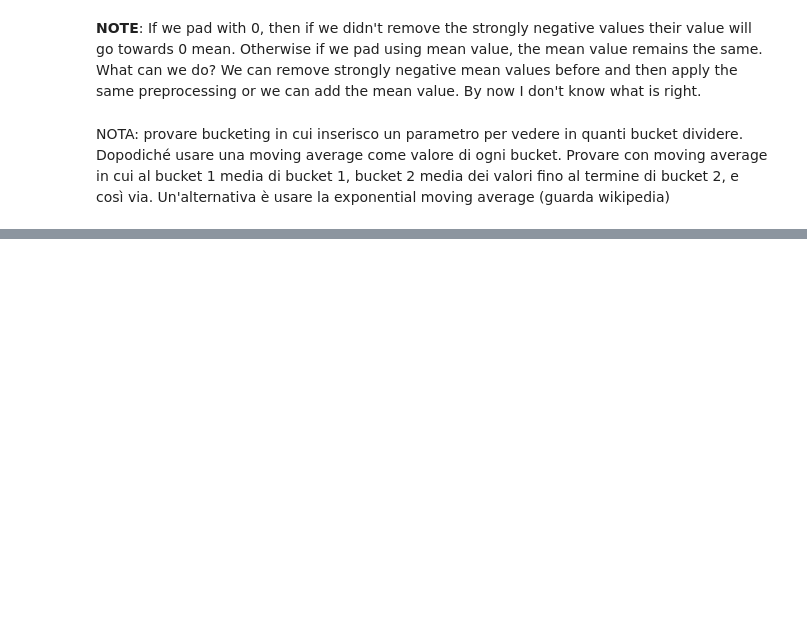
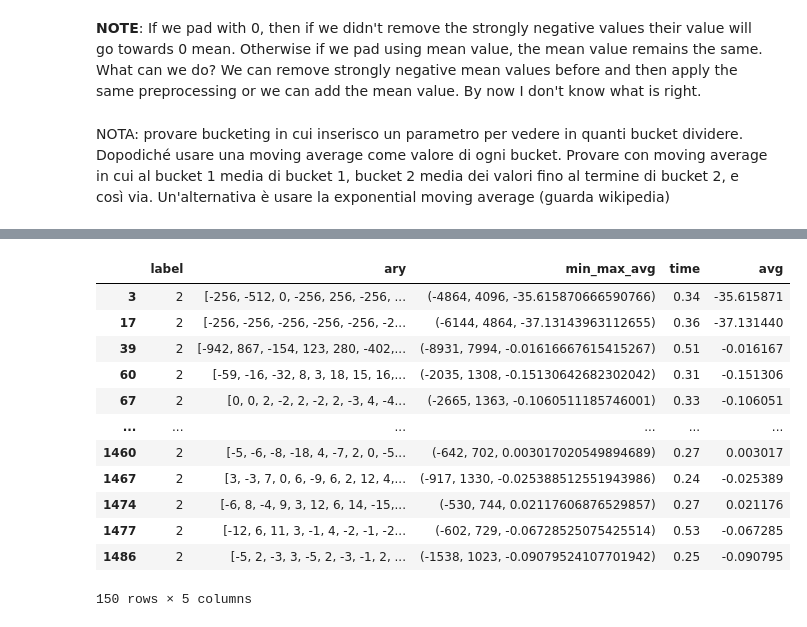
Before and after one commit to notlosca/data-science-lab, a Jupyter notebook: laboratories/lab_07/lab_07.ipynb, the cells around one changed output, grey strips where cells are left out. Drawn from its saved outputs; the diff is of its cells as text; code cells hidden in the pictures; blank space fills up the shorter version.

```diff
--- a/laboratories/lab_07/lab_07.ipynb
+++ b/laboratories/lab_07/lab_07.ipynb
@@ -198,0 +223,17 @@ Un'alternativa è usare la exponential moving average (guarda wikipedia)
+# %%
+mask = df.label == 2
+df[mask]
+# %% [output]
+|  | label | ary | min_max_avg | time | avg |
+| 3 | 2 | [-256, -512, 0, -256, 256, -256, ... | (-4864, 4096, -35.615870666590766) | 0.34 | -35.615871 |
+| 17 | 2 | [-256, -256, -256, -256, -256, -2... | (-6144, 4864, -37.13143963112655) | 0.36 | -37.131440 |
+| 39 | 2 | [-942, 867, -154, 123, 280, -402,... | (-8931, 7994, -0.01616667615415267) | 0.51 | -0.016167 |
+| 60 | 2 | [-59, -16, -32, 8, 3, 18, 15, 16,... | (-2035, 1308, -0.15130642682302042) | 0.31 | -0.151306 |
+| 67 | 2 | [0, 0, 2, -2, 2, -2, 2, -3, 4, -4... | (-2665, 1363, -0.1060511185746001) | 0.33 | -0.106051 |
+| ... | ... | ... | ... | ... | ... |
+| 1460 | 2 | [-5, -6, -8, -18, 4, -7, 2, 0, -5... | (-642, 702, 0.003017020549894689) | 0.27 | 0.003017 |
+| 1467 | 2 | [3, -3, 7, 0, 6, -9, 6, 2, 12, 4,... | (-917, 1330, -0.025388512551943986) | 0.24 | -0.025389 |
+| 1474 | 2 | [-6, 8, -4, 9, 3, 12, 6, 14, -15,... | (-530, 744, 0.02117606876529857) | 0.27 | 0.021176 |
+| 1477 | 2 | [-12, 6, 11, 3, -1, 4, -2, -1, -2... | (-602, 729, -0.06728525075425514) | 0.53 | -0.067285 |
+| 1486 | 2 | [-5, 2, -3, 3, -5, 2, -3, -1, 2, ... | (-1538, 1023, -0.09079524107701942) | 0.25 | -0.090795 |
+150 rows × 5 columns
```
Also changed, not shown: parts of 20 cells of this notebook.
